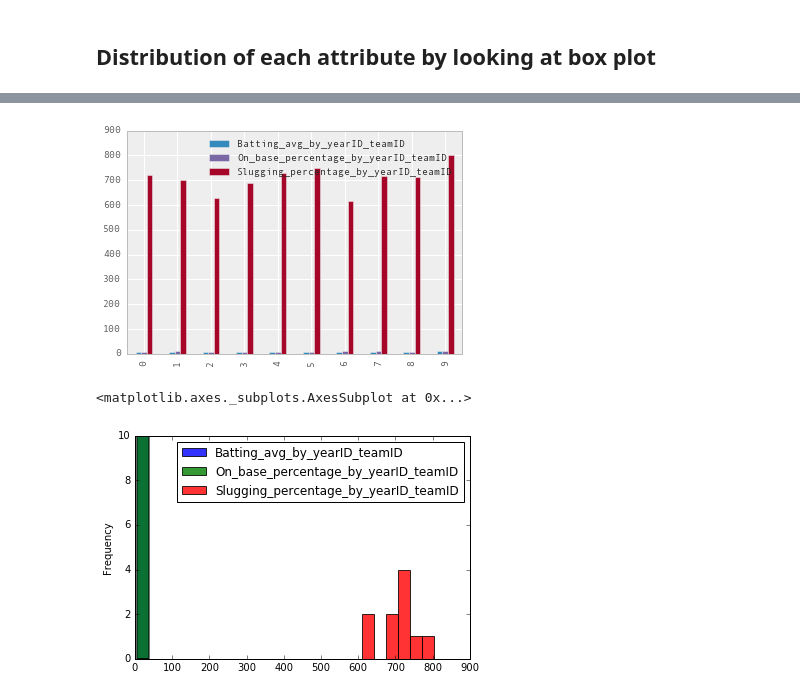
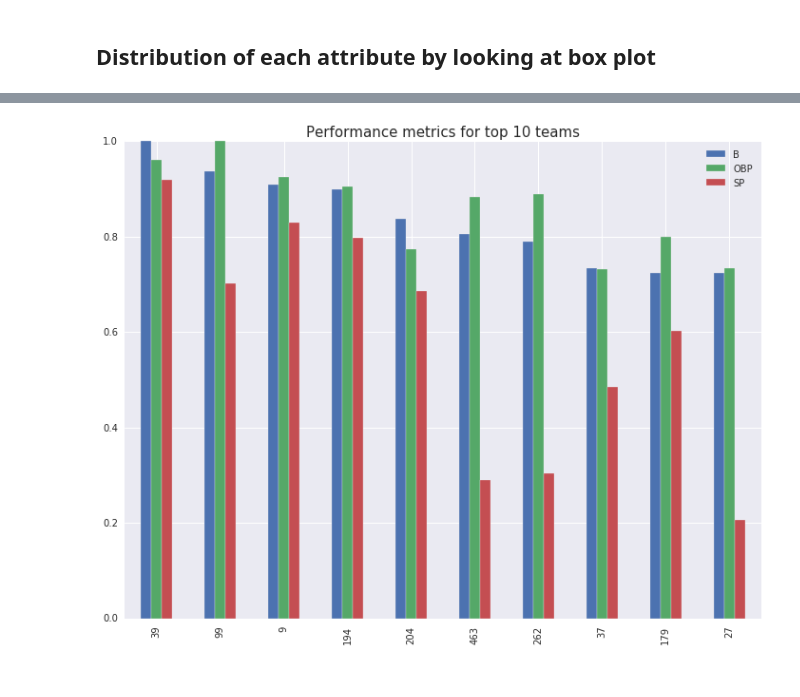
Before and after one commit to seemamishra33/Baseball_Data_Analysis, a Jupyter notebook: Baseball_Data_Analysis.ipynb, the cells around one changed output, grey strips where cells are left out. Cells and saved outputs as stored; diff of their text form; code cells hidden in the pictures.

```diff
--- a/Baseball_Data_Analysis.ipynb
+++ b/Baseball_Data_Analysis.ipynb
@@ -327,0 +325,8 @@ The default value for 'return_type' will change to 'axes' in a future release.
+# %%
+# Normalize data
+from sklearn import preprocessing
+min_max_scaler = preprocessing.MinMaxScaler()
+batting_plot = batting[['R', 'Batting_avg','On_base_percentage', 'Slugging_percentage']]
+np_scaled = min_max_scaler.fit_transform(batting_plot)
+df_normalized = pd.DataFrame(np_scaled, columns=['R', 'Batting_avg','On_base_percentage', 'Slugging_percentage'])
+df_normalized
@@ -336,25 +408,28 @@ Slugging_percentage_by_yearID_teamID = batting.groupby(['yearID', 'teamID'])['Sl
 # %%
 # Joining different data frames into one
 
 df1 = pd.DataFrame(data=Batting_avg_by_yearID_teamID.values, columns=['Batting_avg_by_yearID_teamID'])
 df2 = pd.DataFrame(data=On_base_percentage_by_yearID_teamID.values, columns=['On_base_percentage_by_yearID_teamID'])
 df3 = pd.DataFrame(data=Slugging_percentage_by_yearID_teamID.values, columns=['Slugging_percentage_by_yearID_teamID'])
 
 df = pd.merge(df1, df2, left_index=True, right_index=True)
 # merge all three datafrmanes
 df_final = pd.merge(df, df3, left_index=True, right_index=True)
-df_final
+df_final_Normalize = min_max_scaler.fit_transform(df_final)
+df_final_Normalize_DF = pd.DataFrame(df_final_Normalize, columns=['B', 'OBP', 'SP'])
 # plot 10 records of data
-df_final=df_final[0:10]
-df_final.plot(kind = 'bar')
+#  B= Batting_avg_by_yearID_teamID
+# OBP = On_base_percentage_by_yearID_teamID
+# SP = Slugging_percentage_by_yearID_teamID
+df_final_Normalize_DF = df_final_Normalize_DF.sort(columns=['B', 'OBP', 'SP'],
+                                                   axis=0, ascending=False, kind='quicksort')
+# Top 10 team data about three perofrmace metrics
+df_final_Normalize_DF_top=df_final_Normalize_DF[0:10]
+# df_final_Normalize_DF
+df_final_Normalize_DF_top.plot(kind = 'bar')
+plt.title("Performance metrics for top 10 teams", fontsize = 15)
 plt.show()
 # %% [output]
-[figure, old version]
+[figure, new version]
-# %%
-
-df_final.plot(kind='hist', alpha=0.8, bins =25)
-# %% [output]
-<matplotlib.axes._subplots.AxesSubplot at 0x...>
-[figure, removed]
 # %%
 # plots the histograms of the columns on multiple subplots
```
Also changed, not shown: parts of 34 cells of this notebook.
